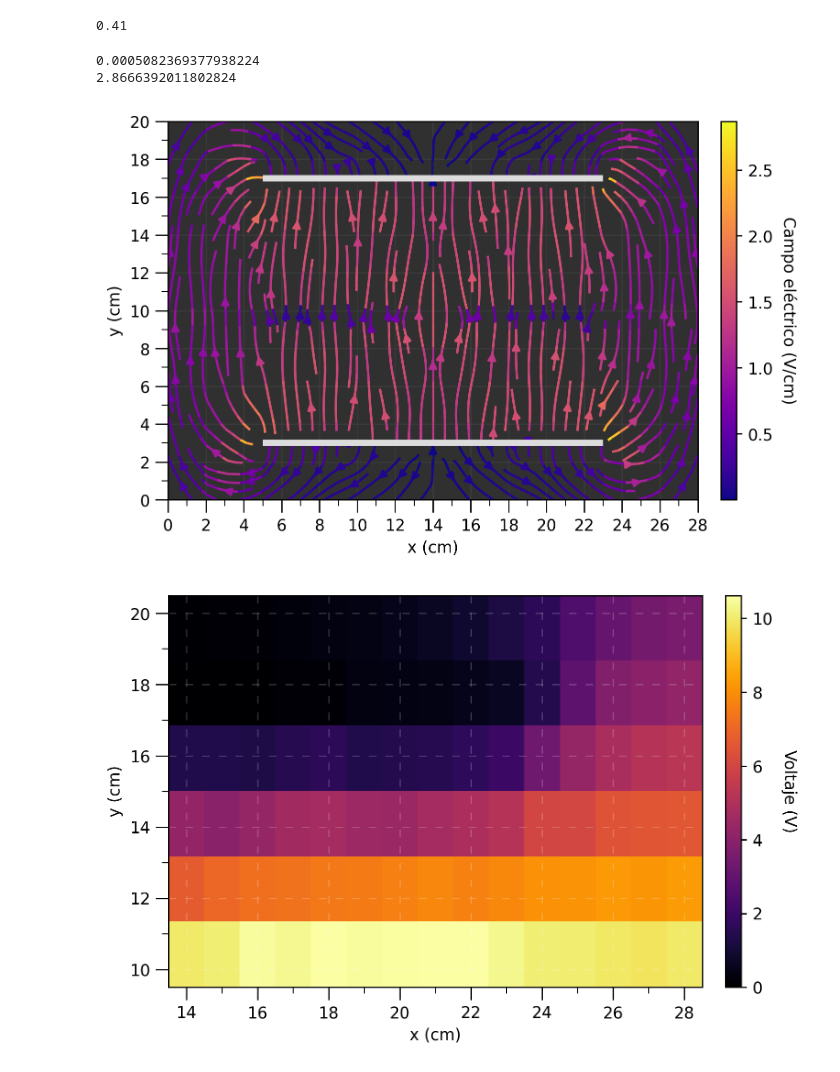
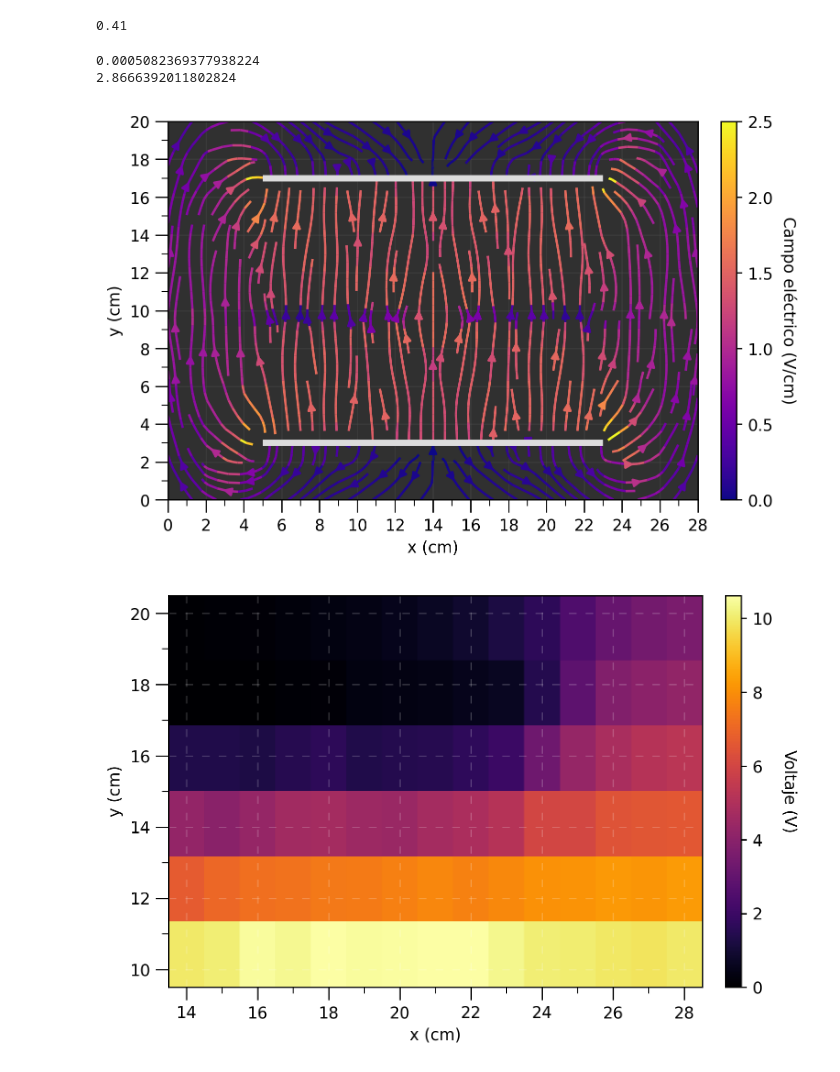
Before and after one commit to Alaviii/PythonPlotting, a Jupyter notebook: Electromagnetismo/practica2equipotenciales/practica2dos.ipynb, the cells around one changed output. Drawn from its saved outputs; the diff is of its cells as text; code cells hidden in the pictures.

```diff
--- a/Electromagnetismo/practica2equipotenciales/practica2dos.ipynb
+++ b/Electromagnetismo/practica2equipotenciales/practica2dos.ipynb
@@ -117,6 +117,8 @@ print(dataArray[0,5])
 fig, ax = plt.subplots(dpi =250 )
 
 divider = make_axes_locatable(ax)
+
+norm = mcolors.Normalize(vmin=0, vmax=2.5)
 
 skip = (slice(None, None, 20), slice(None, None, 20))
 #ax.quiver(Y[skip],X[skip], normalizedFieldGradientV[skip], normalizedFieldGradientU[skip], fieldGradient[1][skip]*fieldGradient[0][skip], angles='xy', scale_units='xy', scale = 1, cmap = 'rainbow', pivot = "mid")
@@ -125,7 +127,7 @@ isStreamlineBroken = True
 stream = plt.streamplot(X,Y,fieldGradient[1], fieldGradient[0],
                 color = np.sqrt(fieldGradient[1]**2+fieldGradient[0]**2),
                 density = 1.5, cmap = "plasma",
-                broken_streamlines=isStreamlineBroken)
+                broken_streamlines=isStreamlineBroken, norm = norm)
 
 print(np.min(np.sqrt(fieldGradient[1]**2+fieldGradient[0]**2)))
 print(np.max(np.sqrt(fieldGradient[1]**2+fieldGradient[0]**2)))
@@ -136,34 +138,34 @@ ax.hlines(3, 5, 23, "gainsboro", lw = 4, zorder = 11)
 cax = divider.append_axes("right", size="3%", pad=0.2)
 cbar = fig.colorbar(stream.lines, cax=cax)
 cbar.set_label('Campo eléctrico (V/cm)',rotation=-90,  labelpad=15)
 
 ax.set_xticks(np.arange(0, 29, 2))
 ax.set_xticks(np.arange(1, 29, 2), minor=True)
 
 ax.tick_params(axis='x', which='major', length=8)
 ax.tick_params(axis='x', which='minor', length=4)
 
 ax.set_yticks(np.arange(0, 21, 2))
 ax.set_yticks(np.arange(1, 21, 2), minor=True)
 
 ax.tick_params(axis='y', which='major', length=8)
 ax.tick_params(axis='y', which='minor', length=4)
 
 ax.grid(color = "#666666", zorder = 10, alpha = 0.2, ls = "solid")
 
 ax.set_xlabel("x (cm)")
 ax.set_ylabel("y (cm)")
 
 ax.set_aspect("equal")
 
 ax.set_facecolor('#303030')
 
 plt.savefig(f"casoDosCampoElectricoCondensador{isStreamlineBroken}.png", dpi = 250, bbox_inches='tight', pad_inches=0.03)
 plt.show()
 # %% [output]
 0.0005082369377938224
 2.8666392011802824
-[figure, old version]
+[figure, new version]
 # %%
 fig, ax = plt.subplots(dpi = 250)
 divider = make_axes_locatable(ax)
```
Also changed, not shown: parts of 1 cell of this notebook, 11 other files.
